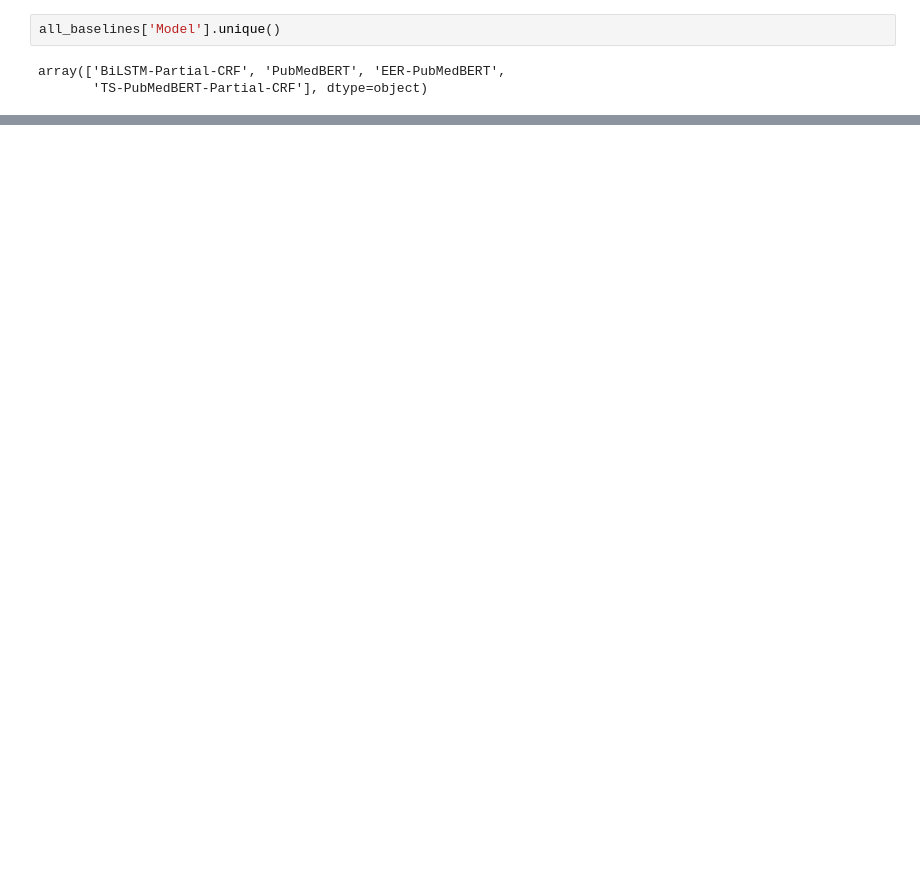
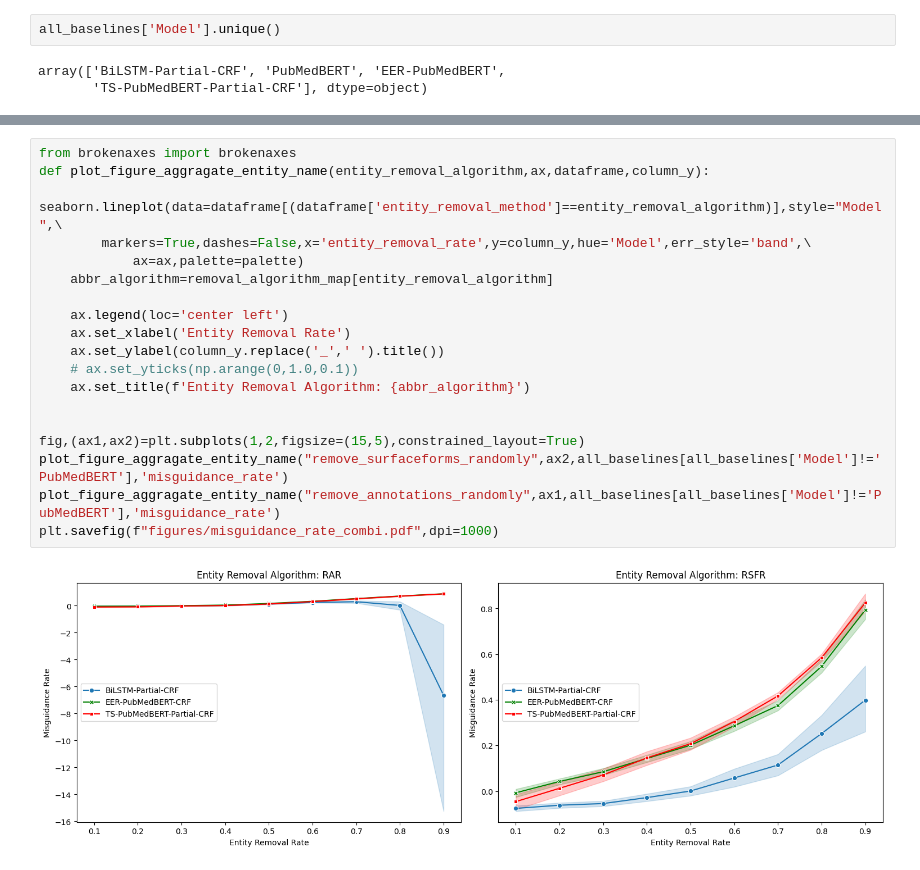
Before and after one commit to possible1402/partial_annotation_learning, a Jupyter notebook: result_plot/confidence_interval_erosion_misguidance.ipynb, the cells around one changed output, grey strips where cells are left out. Drawn from its saved outputs; the diff is of its cells as text; blank space fills up the shorter version.

```diff
--- a/result_plot/confidence_interval_erosion_misguidance.ipynb
+++ b/result_plot/confidence_interval_erosion_misguidance.ipynb
@@ -228 +206,22 @@ array(['BiLSTM-Partial-CRF', 'PubMedBERT', 'EER-PubMedBERT',
+# %%
+from brokenaxes import brokenaxes
+def plot_figure_aggragate_entity_name(entity_removal_algorithm,ax,dataframe,column_y):
+    seaborn.lineplot(data=dataframe[(dataframe['entity_removal_method']==entity_removal_algorithm)],style="Model",\
+        markers=True,dashes=False,x='entity_removal_rate',y=column_y,hue='Model',err_style='band',\
+            ax=ax,palette=palette)
+    abbr_algorithm=removal_algorithm_map[entity_removal_algorithm]
+
+    ax.legend(loc='center left')
+    ax.set_xlabel('Entity Removal Rate')
+    ax.set_ylabel(column_y.replace('_',' ').title())
+    # ax.set_yticks(np.arange(0,1.0,0.1))
+    ax.set_title(f'Entity Removal Algorithm: {abbr_algorithm}')
+
+
+fig,(ax1,ax2)=plt.subplots(1,2,figsize=(15,5),constrained_layout=True)
+plot_figure_aggragate_entity_name("remove_surfaceforms_randomly",ax2,all_baselines[all_baselines['Model']!='PubMedBERT'],'misguidance_rate')
+plot_figure_aggragate_entity_name("remove_annotations_randomly",ax1,all_baselines[all_baselines['Model']!='PubMedBERT'],'misguidance_rate')
+plt.savefig(f"figures/misguidance_rate_combi.pdf",dpi=1000)
+# %% [output]
+[figure, added]
 # %%
```
Also changed, not shown: parts of 50 cells of this notebook, 6 other files.
